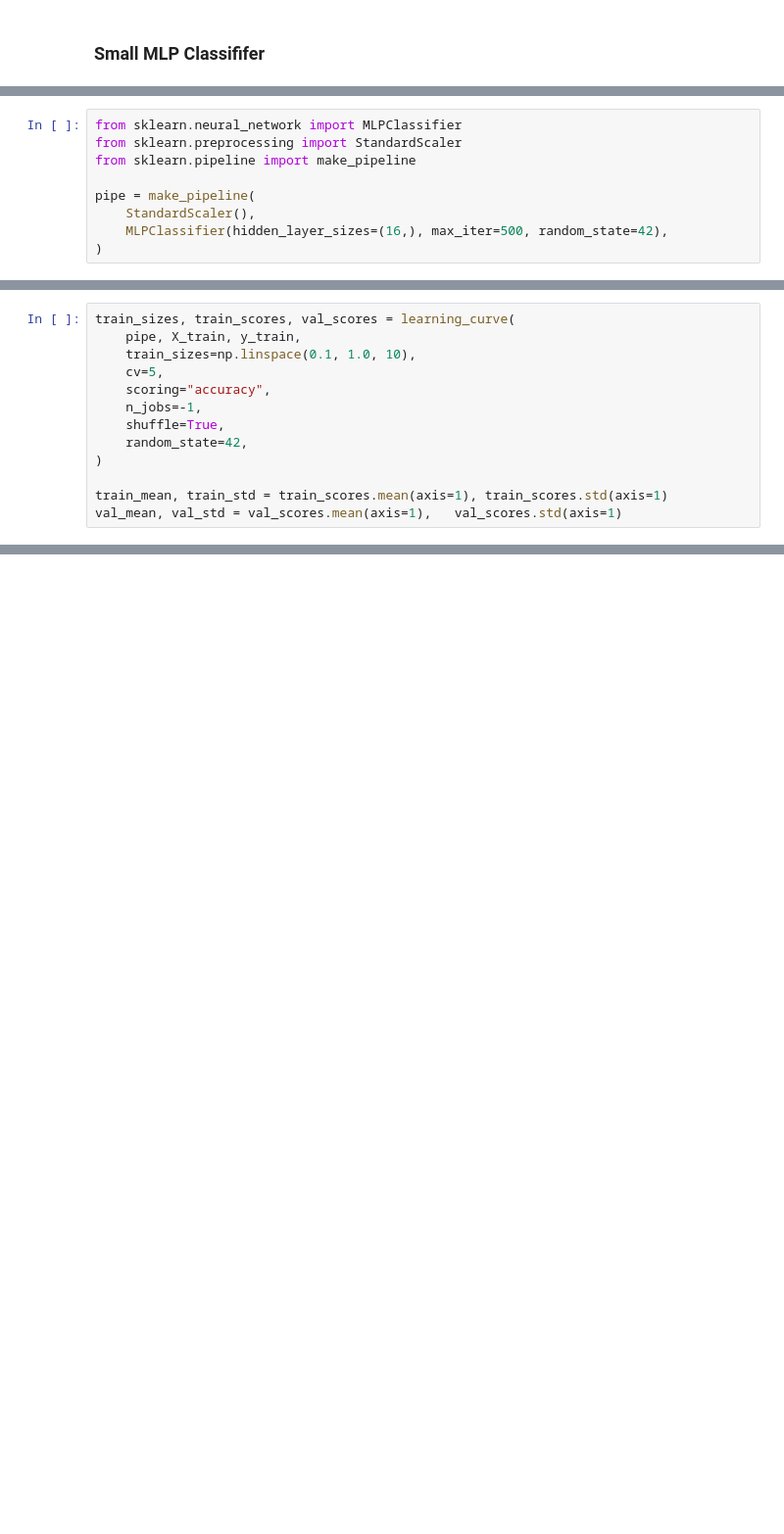
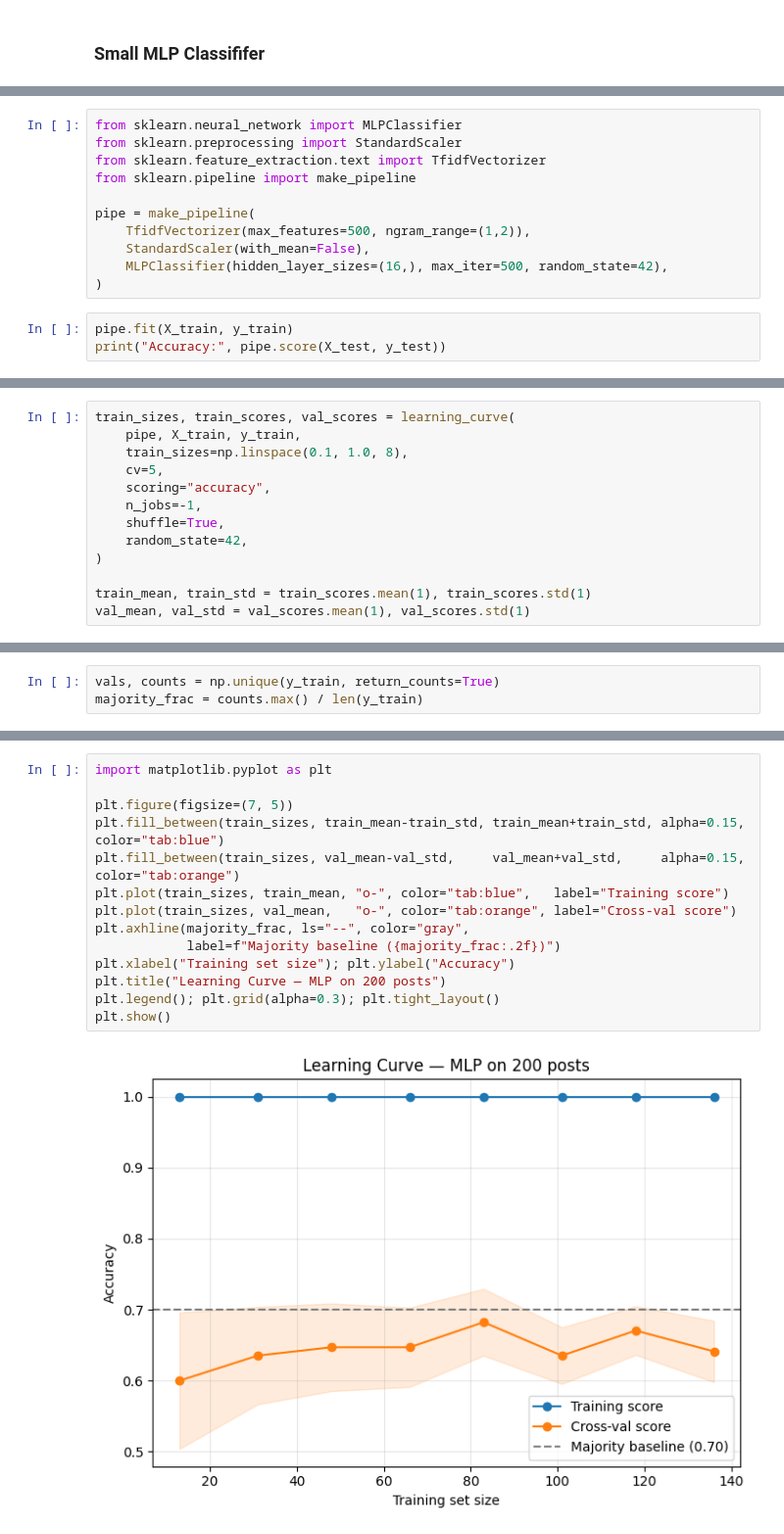
Before and after one commit to Max-Acevedo940/csc451-project, a Jupyter notebook: notebooks/02_train_model.ipynb, the cells around one changed output, grey strips where cells are left out. Shown at 98% size. Saved outputs shown, nothing was run; the diff lists cells and outputs as text; blank space fills up the shorter version.

```diff
--- a/notebooks/02_train_model.ipynb
+++ b/notebooks/02_train_model.ipynb
@@ -17,9 +57,14 @@ X_train, X_test, y_train, y_test = train_test_split(X, y, test_size=0.15, random
 # %%
 from sklearn.neural_network import MLPClassifier
 from sklearn.preprocessing import StandardScaler
+from sklearn.feature_extraction.text import TfidfVectorizer
 from sklearn.pipeline import make_pipeline
 
 pipe = make_pipeline(
-    StandardScaler(),
+    TfidfVectorizer(max_features=500, ngram_range=(1,2)),
+    StandardScaler(with_mean=False),
     MLPClassifier(hidden_layer_sizes=(16,), max_iter=500, random_state=42),
 )
+# %%
+pipe.fit(X_train, y_train)
+print("Accuracy:", pipe.score(X_test, y_test))
@@ -26,7 +75,7 @@ pipe = make_pipeline(
 # %%
 train_sizes, train_scores, val_scores = learning_curve(
     pipe, X_train, y_train,
-    train_sizes=np.linspace(0.1, 1.0, 10),
+    train_sizes=np.linspace(0.1, 1.0, 8),
     cv=5,
     scoring="accuracy",
     n_jobs=-1,
@@ -34,5 +83,5 @@ train_sizes, train_scores, val_scores = learning_curve(
     random_state=42,
 )
 
-train_mean, train_std = train_scores.mean(axis=1), train_scores.std(axis=1)
-val_mean, val_std = val_scores.mean(axis=1),   val_scores.std(axis=1)
+train_mean, train_std = train_scores.mean(1), train_scores.std(1)
+val_mean, val_std = val_scores.mean(1), val_scores.std(1)
@@ -56,3 +90,6 @@ plt.axhline(majority_frac, ls="--", color="gray",
+# %%
+vals, counts = np.unique(y_train, return_counts=True)
+majority_frac = counts.max() / len(y_train)
 # %%
 from sklearn.dummy import DummyClassifier
 
@@ -60,0 +102,16 @@ print(baseline.score(X_test, y_test))
+# %%
+import matplotlib.pyplot as plt
+
+plt.figure(figsize=(7, 5))
+plt.fill_between(train_sizes, train_mean-train_std, train_mean+train_std, alpha=0.15, color="tab:blue")
+plt.fill_between(train_sizes, val_mean-val_std,     val_mean+val_std,     alpha=0.15, color="tab:orange")
+plt.plot(train_sizes, train_mean, "o-", color="tab:blue",   label="Training score")
+plt.plot(train_sizes, val_mean,   "o-", color="tab:orange", label="Cross-val score")
+plt.axhline(majority_frac, ls="--", color="gray",
+            label=f"Majority baseline ({majority_frac:.2f})")
+plt.xlabel("Training set size"); plt.ylabel("Accuracy")
+plt.title("Learning Curve — MLP on 200 posts")
+plt.legend(); plt.grid(alpha=0.3); plt.tight_layout()
+plt.show()
+# %% [output]
+[figure, added]
```
Also changed, not shown: parts of 14 cells of this notebook.
